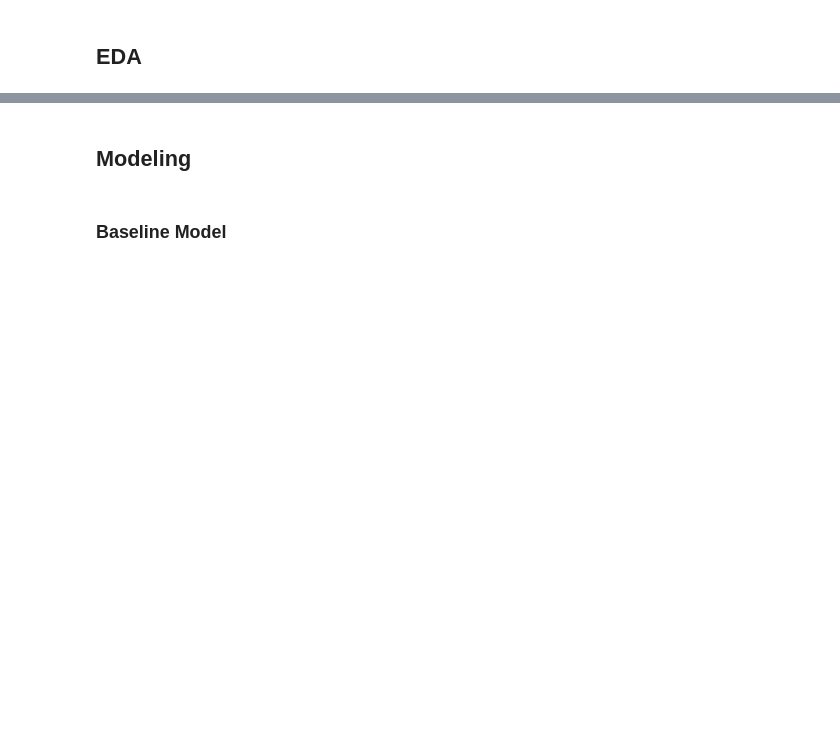
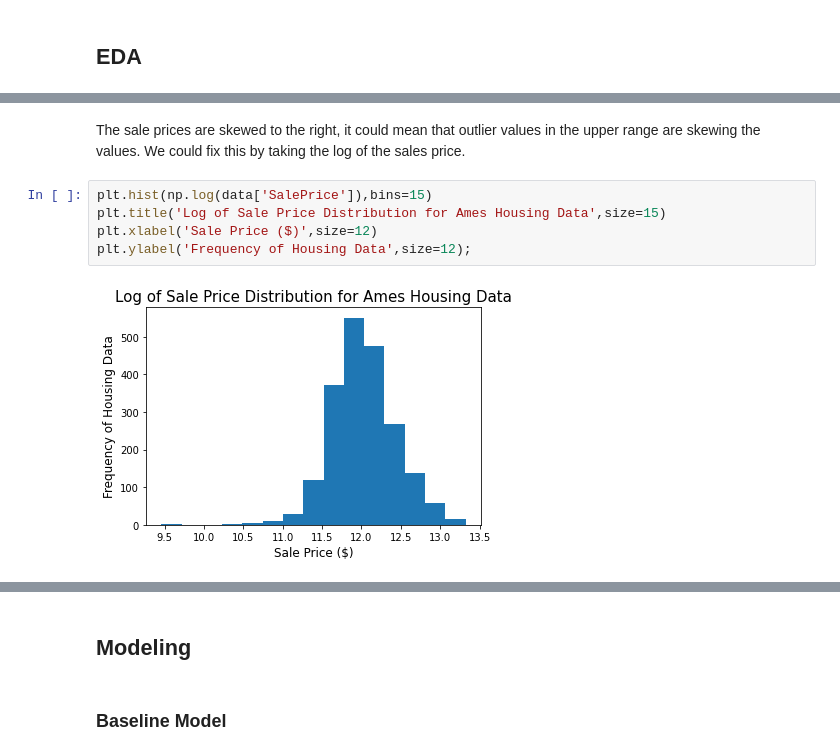
Before and after one commit to Agelf123/ames_real_estate_project, a Jupyter notebook: code/project_2.ipynb, the cells around one changed output, grey strips where cells are left out. Drawn from its saved outputs; the diff is of its cells as text; blank space fills up the shorter version.

```diff
--- a/code/project_2.ipynb
+++ b/code/project_2.ipynb
@@ -344,0 +303,9 @@ These new features are adding correlation and performing well. These new feature
+# %% [markdown]
+The sale prices are skewed to the right, it could mean that outlier values in the upper range are skewing the values. We could fix this by taking the log of the sales price.
+# %%
+plt.hist(np.log(data['SalePrice']),bins=15)
+plt.title('Log of Sale Price Distribution for Ames Housing Data',size=15)
+plt.xlabel('Sale Price ($)',size=12)
+plt.ylabel('Frequency of Housing Data',size=12);
+# %% [output]
+[figure, added]
```
Also changed, not shown: parts of 129 cells of this notebook, 2 other files.
